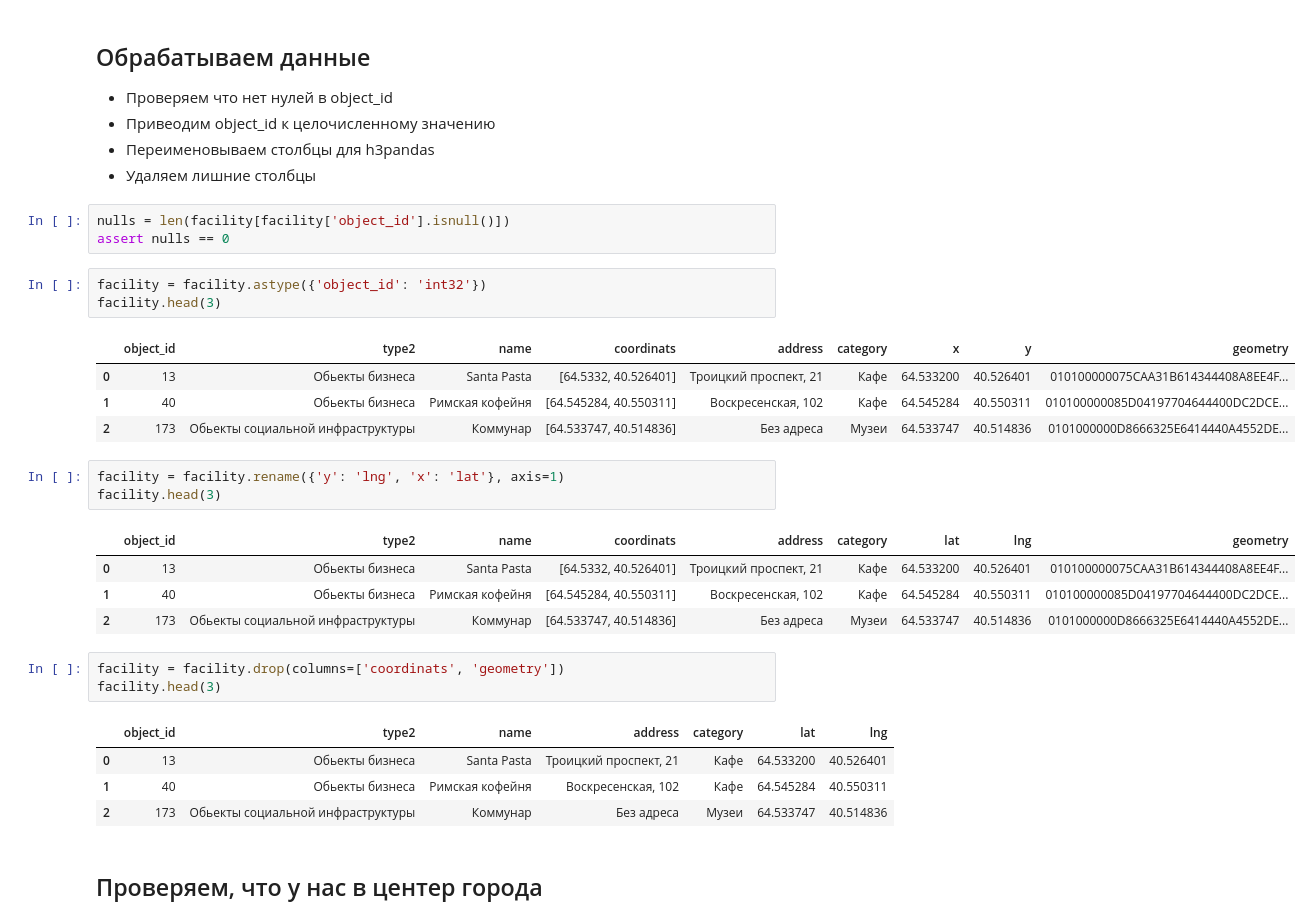
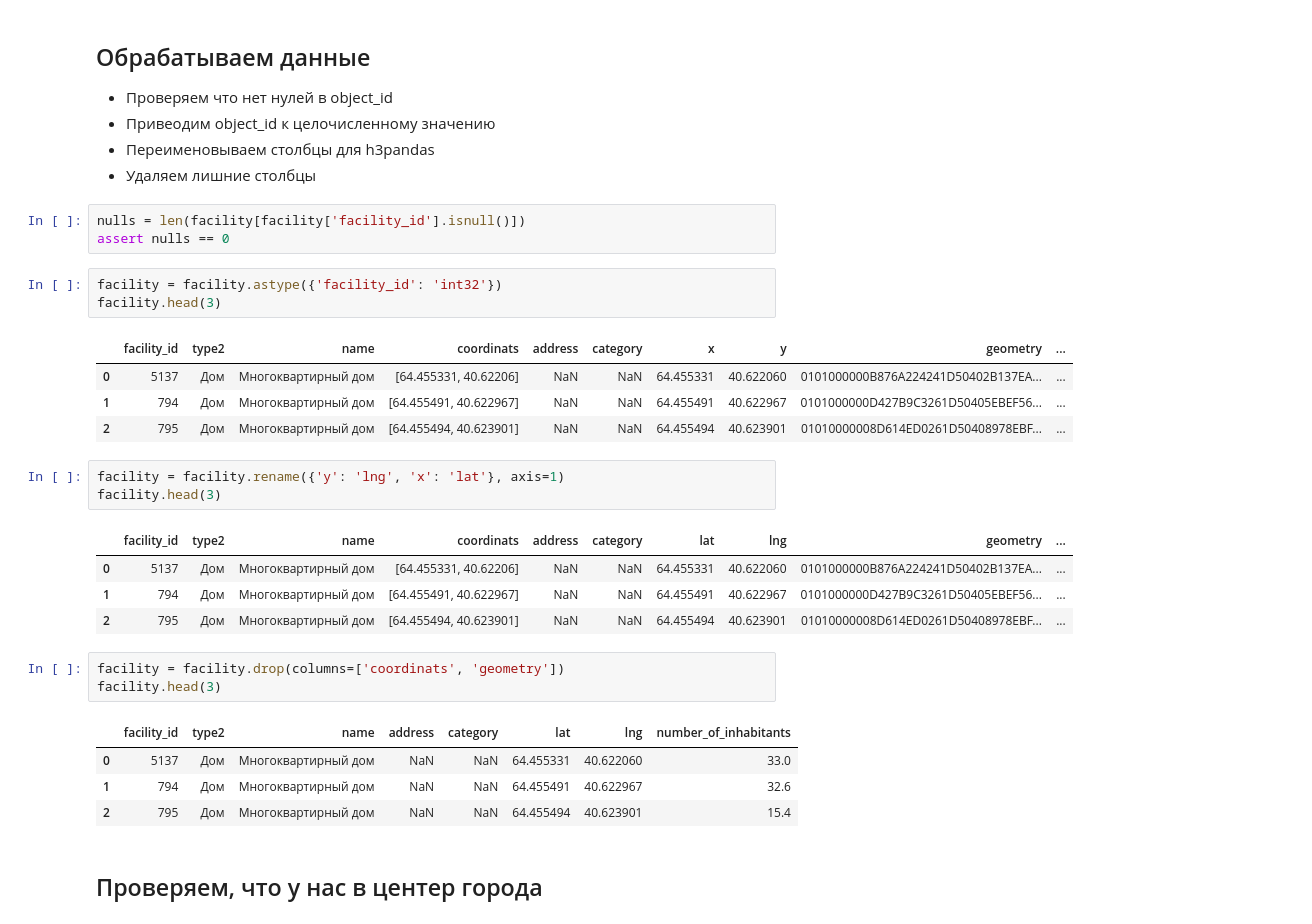
Before and after one commit to NorthGateVologda/NorthGate, a Jupyter notebook: Notebooks/Facility.ipynb, the cells around one changed output. Drawn from its saved outputs; the diff is of its cells as text.

```diff
--- a/Notebooks/Facility.ipynb
+++ b/Notebooks/Facility.ipynb
@@ -47,32 +49,32 @@ facility.head(3)
 * Переименовываем столбцы для h3pandas
 * Удаляем лишние столбцы
 # %%
-nulls = len(facility[facility['object_id'].isnull()])
+nulls = len(facility[facility['facility_id'].isnull()])
 assert nulls == 0
 # %%
-facility = facility.astype({'object_id': 'int32'})
+facility = facility.astype({'facility_id': 'int32'})
 facility.head(3)
 # %% [output]
-|  | object_id | type2 | name | coordinats | address | category | x | y | geometry |
-| 0 | 13 | Обьекты бизнеса | Santa Pasta | [64.5332, 40.526401] | Троицкий проспект, 21 | Кафе | 64.533200 | 40.526401 | 010100000075CAA31B614344408A8EE4F... |
-| 1 | 40 | Обьекты бизнеса | Римская кофейня | [64.545284, 40.550311] | Воскресенская, 102 | Кафе | 64.545284 | 40.550311 | 010100000085D04197704644400DC2DCE... |
-| 2 | 173 | Обьекты социальной инфраструктуры | Коммунар | [64.533747, 40.514836] | Без адреса | Музеи | 64.533747 | 40.514836 | 0101000000D8666325E6414440A4552DE... |
+|  | facility_id | type2 | name | coordinats | address | category | x | y | geometry | ... |
+| 0 | 5137 | Дом | Многоквартирный дом | [64.455331, 40.62206] | NaN | NaN | 64.455331 | 40.622060 | 0101000000B876A224241D50402B137EA... | ... |
+| 1 | 794 | Дом | Многоквартирный дом | [64.455491, 40.622967] | NaN | NaN | 64.455491 | 40.622967 | 0101000000D427B9C3261D50405EBEF56... | ... |
+| 2 | 795 | Дом | Многоквартирный дом | [64.455494, 40.623901] | NaN | NaN | 64.455494 | 40.623901 | 01010000008D614ED0261D50408978EBF... | ... |
 # %%
 facility = facility.rename({'y': 'lng', 'x': 'lat'}, axis=1)
 facility.head(3)
 # %% [output]
-|  | object_id | type2 | name | coordinats | address | category | lat | lng | geometry |
-| 0 | 13 | Обьекты бизнеса | Santa Pasta | [64.5332, 40.526401] | Троицкий проспект, 21 | Кафе | 64.533200 | 40.526401 | 010100000075CAA31B614344408A8EE4F... |
-| 1 | 40 | Обьекты бизнеса | Римская кофейня | [64.545284, 40.550311] | Воскресенская, 102 | Кафе | 64.545284 | 40.550311 | 010100000085D04197704644400DC2DCE... |
-| 2 | 173 | Обьекты социальной инфраструктуры | Коммунар | [64.533747, 40.514836] | Без адреса | Музеи | 64.533747 | 40.514836 | 0101000000D8666325E6414440A4552DE... |
+|  | facility_id | type2 | name | coordinats | address | category | lat | lng | geometry | ... |
+| 0 | 5137 | Дом | Многоквартирный дом | [64.455331, 40.62206] | NaN | NaN | 64.455331 | 40.622060 | 0101000000B876A224241D50402B137EA... | ... |
+| 1 | 794 | Дом | Многоквартирный дом | [64.455491, 40.622967] | NaN | NaN | 64.455491 | 40.622967 | 0101000000D427B9C3261D50405EBEF56... | ... |
+| 2 | 795 | Дом | Многоквартирный дом | [64.455494, 40.623901] | NaN | NaN | 64.455494 | 40.623901 | 01010000008D614ED0261D50408978EBF... | ... |
 # %%
 facility = facility.drop(columns=['coordinats', 'geometry'])
 facility.head(3)
 # %% [output]
-|  | object_id | type2 | name | address | category | lat | lng |
-| 0 | 13 | Обьекты бизнеса | Santa Pasta | Троицкий проспект, 21 | Кафе | 64.533200 | 40.526401 |
-| 1 | 40 | Обьекты бизнеса | Римская кофейня | Воскресенская, 102 | Кафе | 64.545284 | 40.550311 |
-| 2 | 173 | Обьекты социальной инфраструктуры | Коммунар | Без адреса | Музеи | 64.533747 | 40.514836 |
+|  | facility_id | type2 | name | address | category | lat | lng | number_of_inhabitants |
+| 0 | 5137 | Дом | Многоквартирный дом | NaN | NaN | 64.455331 | 40.622060 | 33.0 |
+| 1 | 794 | Дом | Многоквартирный дом | NaN | NaN | 64.455491 | 40.622967 | 32.6 |
+| 2 | 795 | Дом | Многоквартирный дом | NaN | NaN | 64.455494 | 40.623901 | 15.4 |
 # %% [markdown]
 ## Проверяем, что у нас в центер города
 # %%
```
Also changed, not shown: parts of 17 cells of this notebook.
